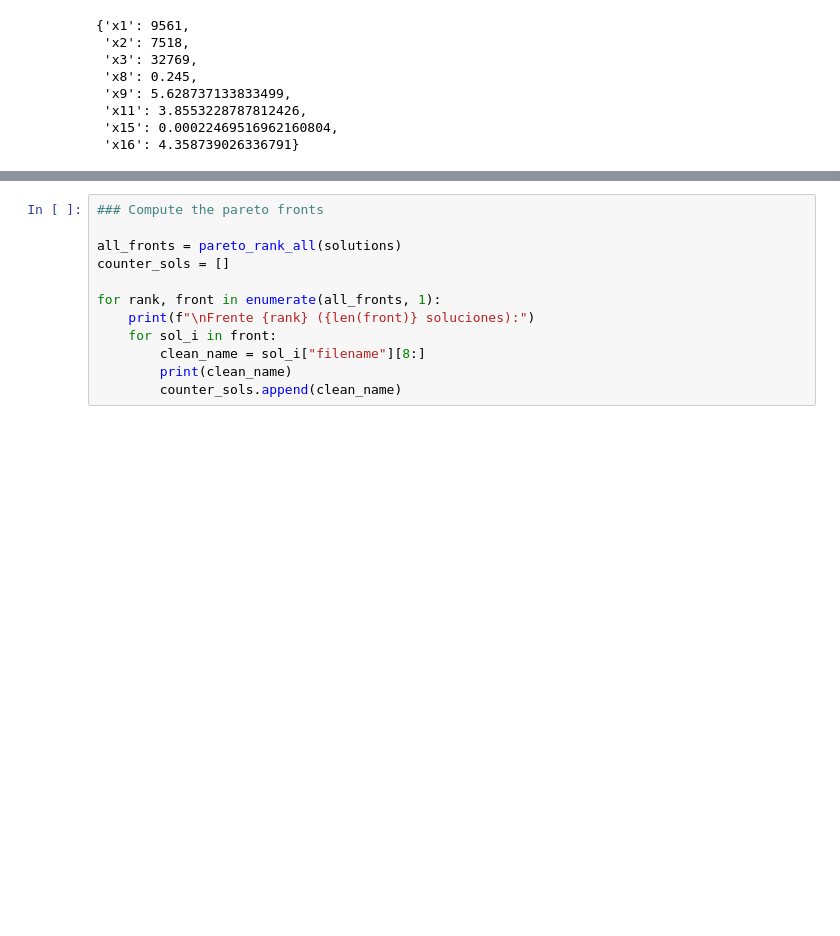
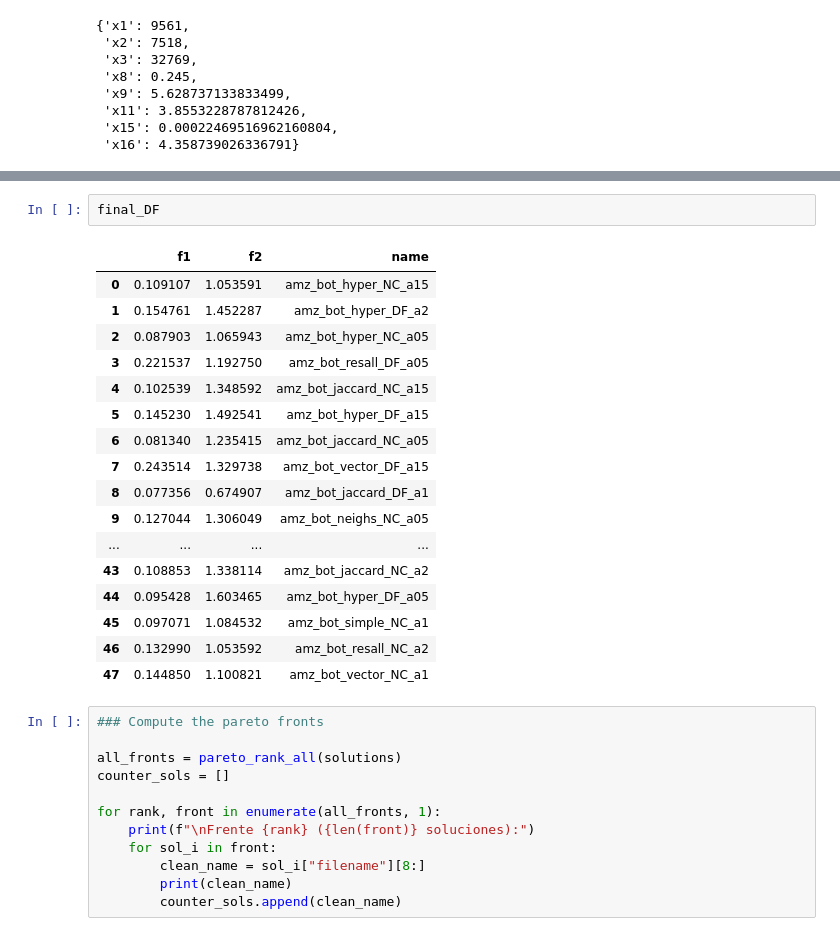
Before and after one commit to diazmx/phd-thesis-lab, a Jupyter notebook: 13-paper-modelling/03-SimpleAnalysis.ipynb, the cells around one changed output, grey strips where cells are left out. Drawn from its saved outputs; the diff is of its cells as text; blank space fills up the shorter version.

```diff
--- a/13-paper-modelling/03-SimpleAnalysis.ipynb
+++ b/13-paper-modelling/03-SimpleAnalysis.ipynb
@@ -551,3 +571,23 @@ Feasible solutions: 40
+# %%
+final_DF
+# %% [output]
+|  | f1 | f2 | name |
+| 0 | 0.109107 | 1.053591 | amz_bot_hyper_NC_a15 |
+| 1 | 0.154761 | 1.452287 | amz_bot_hyper_DF_a2 |
+| 2 | 0.087903 | 1.065943 | amz_bot_hyper_NC_a05 |
+| 3 | 0.221537 | 1.192750 | amz_bot_resall_DF_a05 |
+| 4 | 0.102539 | 1.348592 | amz_bot_jaccard_NC_a15 |
+| 5 | 0.145230 | 1.492541 | amz_bot_hyper_DF_a15 |
+| 6 | 0.081340 | 1.235415 | amz_bot_jaccard_NC_a05 |
+| 7 | 0.243514 | 1.329738 | amz_bot_vector_DF_a15 |
+| 8 | 0.077356 | 0.674907 | amz_bot_jaccard_DF_a1 |
+| 9 | 0.127044 | 1.306049 | amz_bot_neighs_NC_a05 |
+| ... | ... | ... | ... |
+| 43 | 0.108853 | 1.338114 | amz_bot_jaccard_NC_a2 |
+| 44 | 0.095428 | 1.603465 | amz_bot_hyper_DF_a05 |
+| 45 | 0.097071 | 1.084532 | amz_bot_simple_NC_a1 |
+| 46 | 0.132990 | 1.053592 | amz_bot_resall_NC_a2 |
+| 47 | 0.144850 | 1.100821 | amz_bot_vector_NC_a1 |
 # %%
 ### Compute the pareto fronts
 
```
Also changed, not shown: parts of 4 cells of this notebook, 3 other files.
